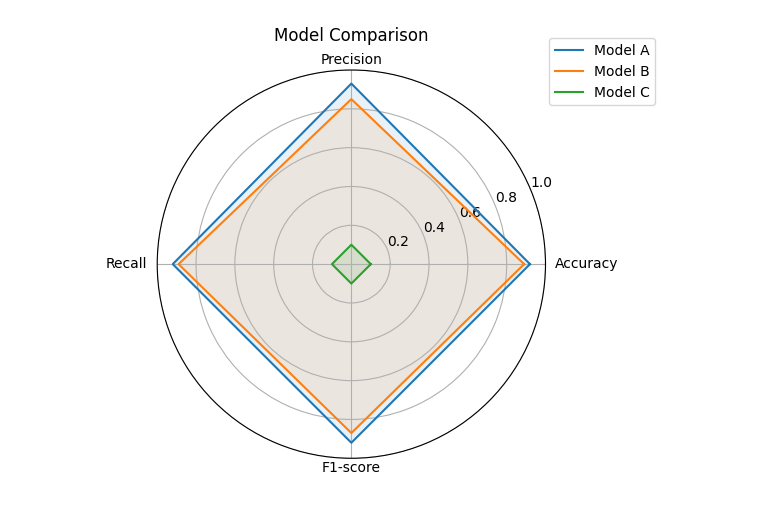
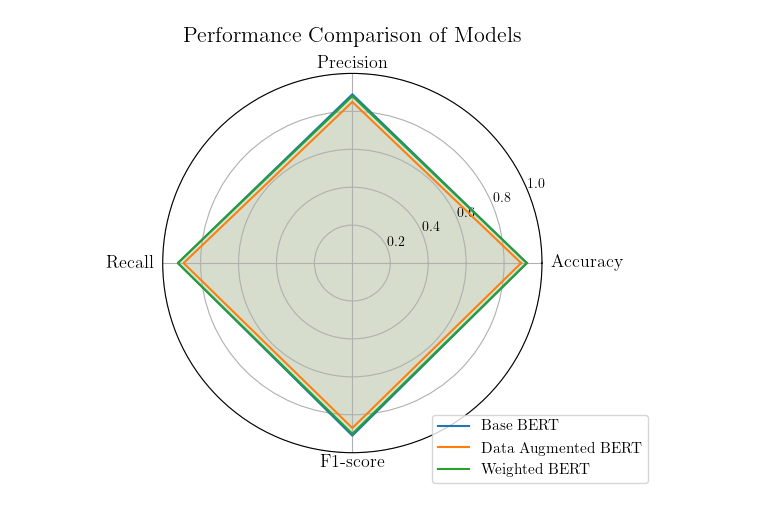
Before and after one commit to Hugoverissimo21/finphrasebank-sentiment, a Jupyter notebook: results.ipynb, the cells around one changed output. Saved outputs shown, nothing was run; the diff lists cells and outputs as text; code cells hidden in the pictures.

Commit message:
results to report

```diff
--- a/results.ipynb
+++ b/results.ipynb
@@ -1,21 +1,28 @@
+# %%
+import matplotlib.pyplot as plt
+import numpy as np
+
+plt.rcParams.update({
+    "text.usetex": True,
+    "font.family": "serif",
+    "figure.figsize": (5, 5*0.8),
+    "savefig.dpi": 300,
+})
+
+# data
+labels = ['Accuracy', 'Precision', 'Recall', 'F1-score']
+stats = {
+    'Base BERT': [0.92, 0.89, 0.92, 0.91],
+    'Data Augmented BERT': [0.89, 0.85, 0.89, 0.87],
+    'Weighted BERT': [0.92, 0.88, 0.92, 0.90],
+}
 # %%
-import matplotlib.pyplot as plt
-import numpy as np
-
-# data
-labels = ['Accuracy', 'Precision', 'Recall', 'F1-score']
-stats = {
-    'Model A': [0.92, 0.93, 0.92, 0.92],
-    'Model B': [0.89, 0.85, 0.89, 0.87],
-    'Model C': [0.1, 0.1, 0.1, 0.1],
-}
-
 # setup the data
 angles = np.linspace(0, 2 * np.pi, len(labels), endpoint=False).tolist()
 angles += angles[:1]
 
 # prepare the plot
-fig, ax = plt.subplots(figsize=(6, 6), subplot_kw=dict(polar=True))
+fig, ax = plt.subplots(figsize=(6, 7), subplot_kw=dict(polar=True))
 
 # plot the data
 for model, scores in stats.items():
@@ -25,34 +32,35 @@ for model, scores in stats.items():
 
 # draw lines without labels
 ax.set_thetagrids(np.degrees(angles[:-1]), ["" for _ in labels])
 
 # draw labels
 for i, label in enumerate(labels):
     angle_rad = angles[i]
     if i == 0:
         ha = 'left'
     elif i == 2:
         ha = 'right'
     else:
         ha = 'center'
 
     ax.text(
         angle_rad,
         1.05,
         label,
-        size=10,
+        size=13,
         horizontalalignment=ha,
         verticalalignment='center',
         transform=ax.get_xaxis_transform(),
     )
 
 # minor adjustments to the plot
 ax.set_ylim(0, 1)
-ax.set_title('Model Comparison\n')
-ax.legend(loc='upper right', bbox_to_anchor=(1.3, 1.1))
+ax.set_title('Performance Comparison of Models\n', size=16)
+ax.legend(loc='lower right', bbox_to_anchor=(1.3, -0.1), fontsize=11)
 
 # plot it
 plt.tight_layout()
+plt.savefig('assets/results_radarchart.png', transparent=True, bbox_inches='tight')
 plt.show()
 # %% [output]
-[figure, old version]
+[figure, new version]
```
Also changed, not shown: 7 other files.
